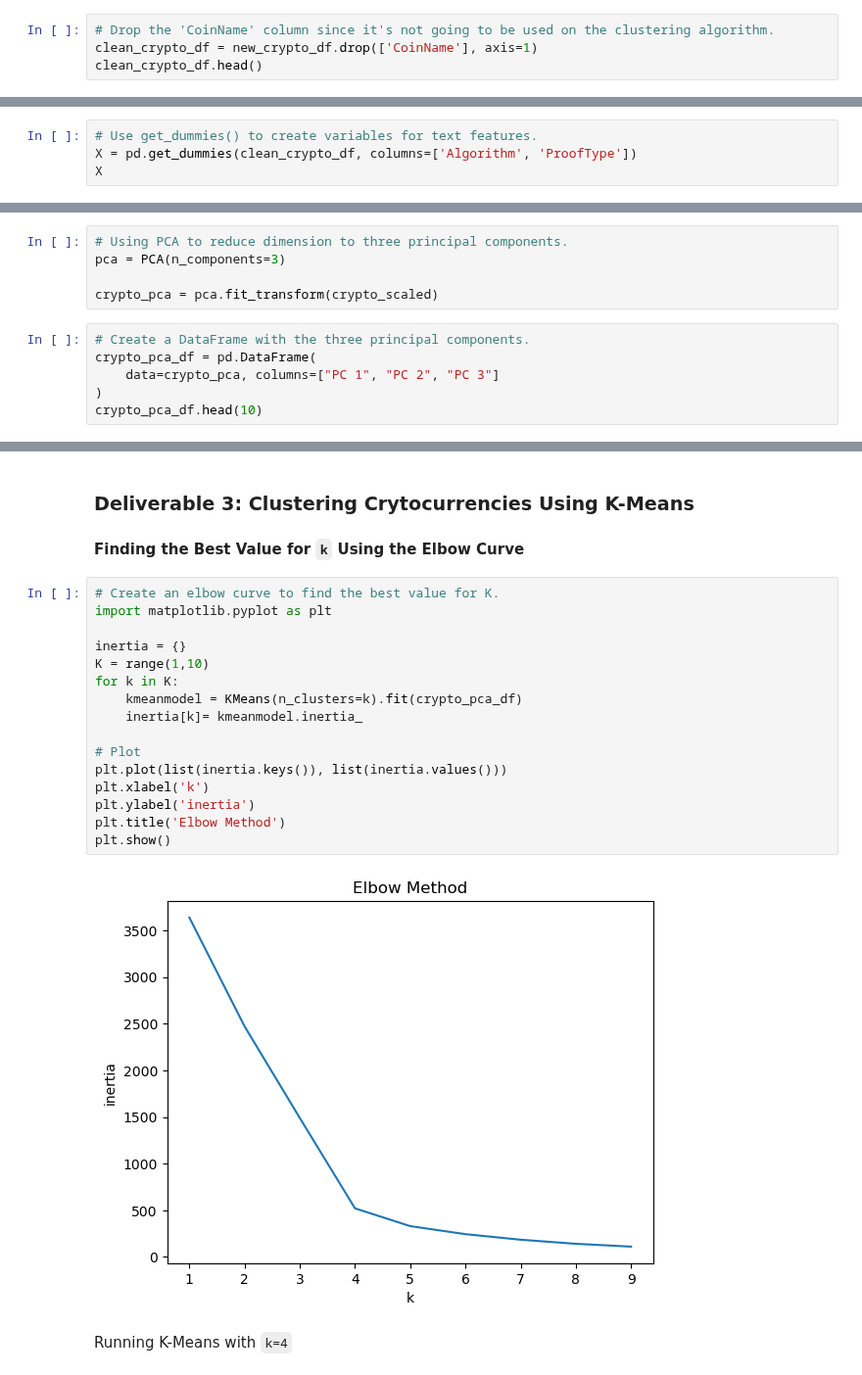
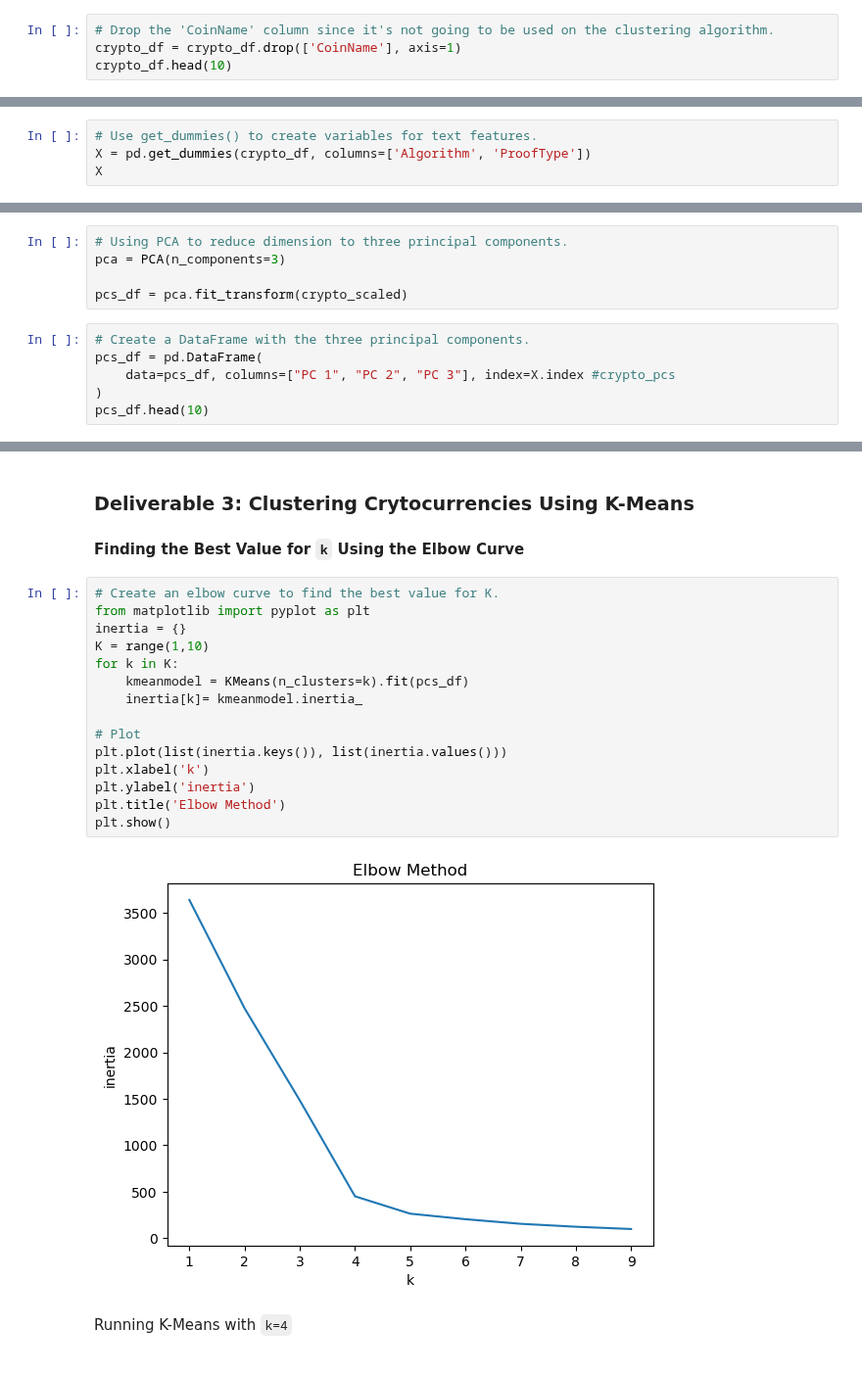
Before and after one commit to stacey1079/Cryptocurrencies, a Jupyter notebook: crypto_clustering.ipynb, the cells around one changed output, grey strips where cells are left out. Shown at 98% size. Cells and saved outputs as stored; diff of their text form.

```diff
--- a/crypto_clustering.ipynb
+++ b/crypto_clustering.ipynb
@@ -99,7 +92,7 @@ crypto_names_df.head()
 | ETH | Ethereum |
 # %%
 # Drop the 'CoinName' column since it's not going to be used on the clustering algorithm.
-clean_crypto_df = new_crypto_df.drop(['CoinName'], axis=1)
-clean_crypto_df.head()
+crypto_df = crypto_df.drop(['CoinName'], axis=1)
+crypto_df.head(10)
 # %% [output]
 |  | Algorithm | ProofType | TotalCoinsMined | TotalCoinSupply |
@@ -112,6 +109,6 @@ clean_crypto_df.head()
 # %%
 # Use get_dummies() to create variables for text features.
-X = pd.get_dummies(clean_crypto_df, columns=['Algorithm', 'ProofType'])
+X = pd.get_dummies(crypto_df, columns=['Algorithm', 'ProofType'])
 X
 # %% [output]
 |  | TotalCoinsMined | TotalCoinSupply | Algorithm_1GB AES Pattern Search | Algorithm_536 | Algorithm_Argon2d | ... |
@@ -156,12 +152,12 @@ print(crypto_scaled[0:5])
 # Using PCA to reduce dimension to three principal components.
 pca = PCA(n_components=3)
 
-crypto_pca = pca.fit_transform(crypto_scaled)
+pcs_df = pca.fit_transform(crypto_scaled)
 # %%
 # Create a DataFrame with the three principal components.
-crypto_pca_df = pd.DataFrame(
-    data=crypto_pca, columns=["PC 1", "PC 2", "PC 3"]
+pcs_df = pd.DataFrame(
+    data=pcs_df, columns=["PC 1", "PC 2", "PC 3"], index=X.index #crypto_pcs
 )
-crypto_pca_df.head(10)
+pcs_df.head(10)
 # %% [output]
 |  | PC 1 | PC 2 | PC 3 |
@@ -181,22 +177,21 @@ crypto_pca_df.head(10)
 #### Finding the Best Value for `k` Using the Elbow Curve
 # %%
 # Create an elbow curve to find the best value for K.
-import matplotlib.pyplot as plt
-
+from matplotlib import pyplot as plt
 inertia = {}
 K = range(1,10)
 for k in K:
-    kmeanmodel = KMeans(n_clusters=k).fit(crypto_pca_df)
+    kmeanmodel = KMeans(n_clusters=k).fit(pcs_df)
     inertia[k]= kmeanmodel.inertia_
 
 # Plot
 plt.plot(list(inertia.keys()), list(inertia.values()))
 plt.xlabel('k')
 plt.ylabel('inertia')
 plt.title('Elbow Method')
 plt.show()
 # %% [output]
-[figure, old version]
+[figure, new version]
 # %% [markdown]
 Running K-Means with `k=4`
 # %%
```
Also changed, not shown: parts of 13 cells of this notebook.
